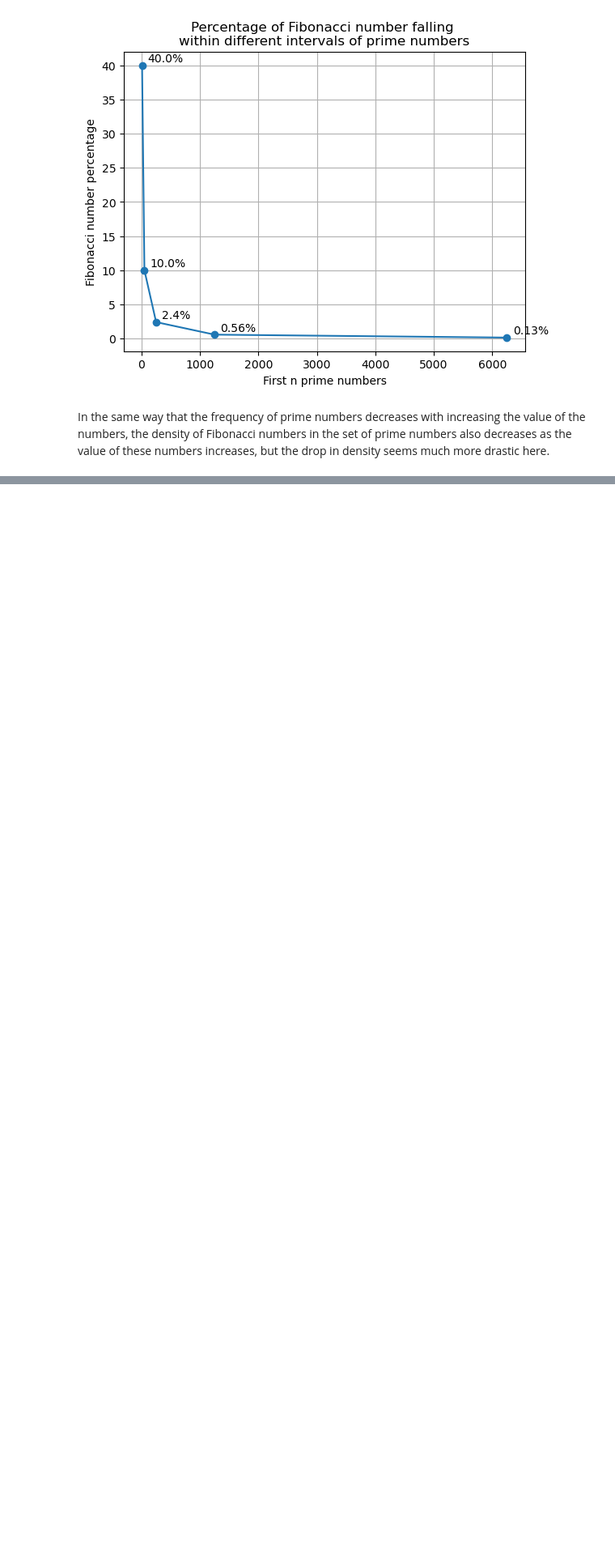
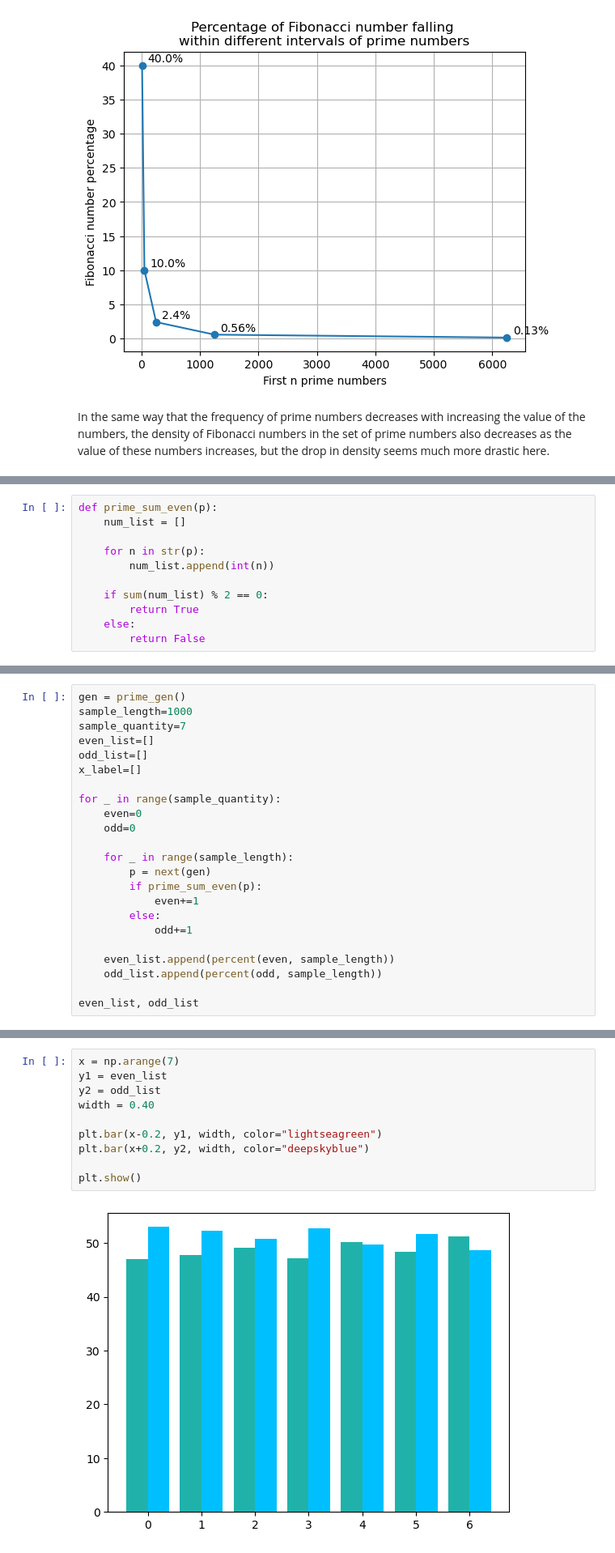
Before and after one commit to Kartmaan/prime_number_analysis, a Jupyter notebook: prime_analysis.ipynb, the cells around one changed output, grey strips where cells are left out. Shown at 81% size. Cells and saved outputs as stored; diff of their text form; blank space fills up the shorter version.

```diff
--- a/prime_analysis.ipynb
+++ b/prime_analysis.ipynb
@@ -325,0 +335,11 @@ In the same way that the frequency of prime numbers decreases with increasing th
+# %%
+def prime_sum_even(p):
+    num_list = []
+
+    for n in str(p):
+        num_list.append(int(n))
+
+    if sum(num_list) % 2 == 0:
+        return True
+    else:
+        return False
@@ -325,0 +350,23 @@ In the same way that the frequency of prime numbers decreases with increasing th
+# %%
+gen = prime_gen()
+sample_length=1000
+sample_quantity=7
+even_list=[]
+odd_list=[]
+x_label=[]
+
+for _ in range(sample_quantity):
+    even=0
+    odd=0
+
+    for _ in range(sample_length):
+        p = next(gen)
+        if prime_sum_even(p):
+            even+=1
+        else:
+            odd+=1
+
+    even_list.append(percent(even, sample_length))
+    odd_list.append(percent(odd, sample_length))
+
+even_list, odd_list
@@ -325,0 +376,12 @@ In the same way that the frequency of prime numbers decreases with increasing th
+# %%
+x = np.arange(7)
+y1 = even_list
+y2 = odd_list
+width = 0.40
+
+plt.bar(x-0.2, y1, width, color="lightseagreen")
+plt.bar(x+0.2, y2, width, color="deepskyblue")
+
+plt.show()
+# %% [output]
+[figure, added]
```
Also changed, not shown: parts of 14 cells of this notebook.
